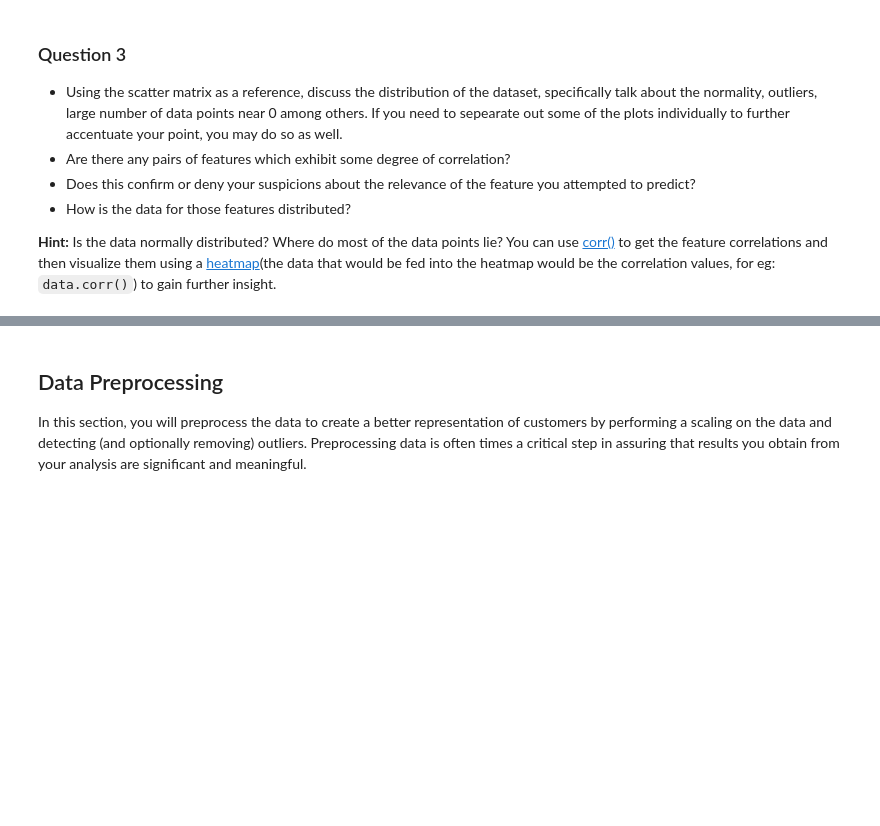
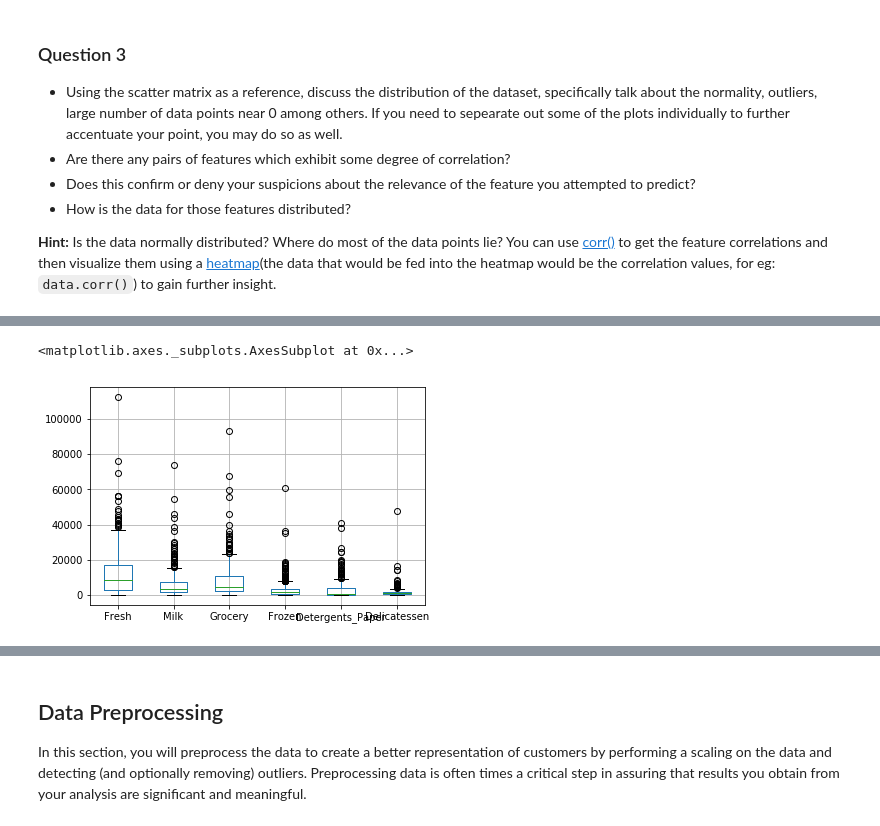
Before and after one commit to matthiasbuehl/machine-learning, a Jupyter notebook: projects/customer_segments/customer_segments.ipynb, the cells around one changed output, grey strips where cells are left out. Cells and saved outputs as stored; diff of their text form; code cells hidden in the pictures; blank space fills up the shorter version.

```diff
--- a/projects/customer_segments/customer_segments.ipynb
+++ b/projects/customer_segments/customer_segments.ipynb
@@ -225,0 +241,5 @@ array([[<matplotlib.axes._subplots.AxesSubplot object at 0x...>,
+# %%
+data.boxplot()
+# %% [output]
+<matplotlib.axes._subplots.AxesSubplot at 0x...>
+[figure, added]
```
Also changed, not shown: parts of 6 cells of this notebook.
